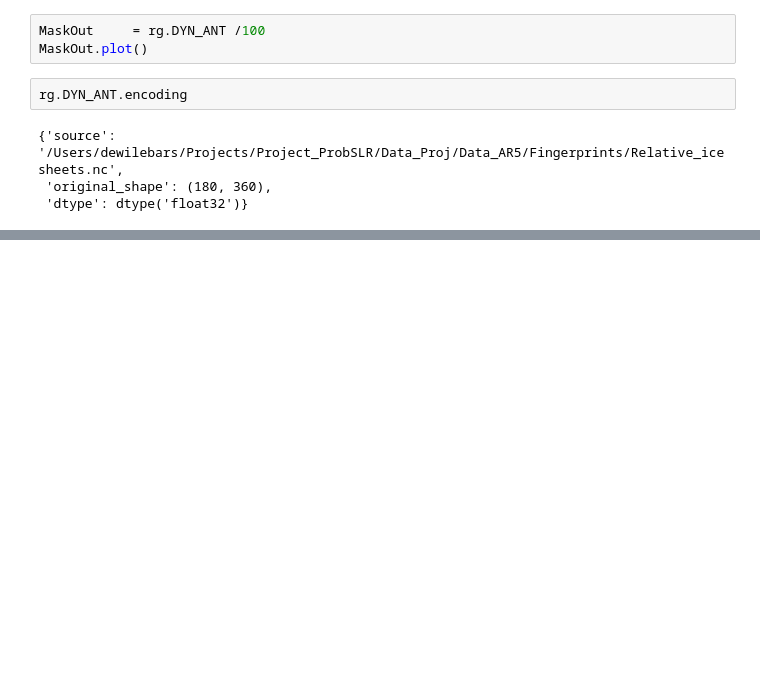
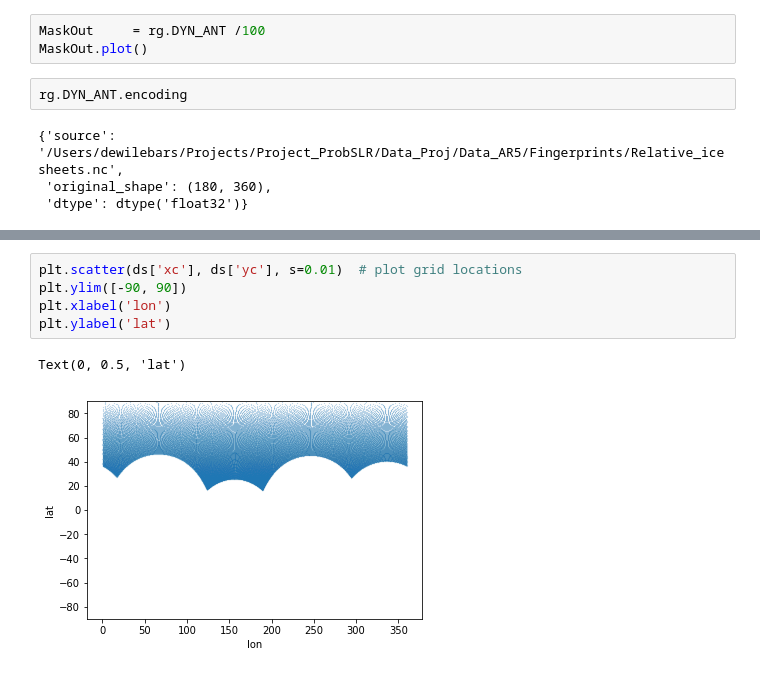
Before and after one commit to dlebars/CMIP_SeaLevel, a Jupyter notebook: notebooks/PlotGMTSL.ipynb, the cells around one changed output, grey strips where cells are left out. Cells and saved outputs as stored; diff of their text form; blank space fills up the shorter version.

```diff
--- a/notebooks/PlotGMTSL.ipynb
+++ b/notebooks/PlotGMTSL.ipynb
@@ -119,0 +179,8 @@ rg.DYN_ANT.encoding
+# %%
+plt.scatter(ds['xc'], ds['yc'], s=0.01)  # plot grid locations
+plt.ylim([-90, 90])
+plt.xlabel('lon')
+plt.ylabel('lat')
+# %% [output]
+Text(0, 0.5, 'lat')
+[figure, added]
```
Also changed, not shown: parts of 14 cells of this notebook, 2 other files.
